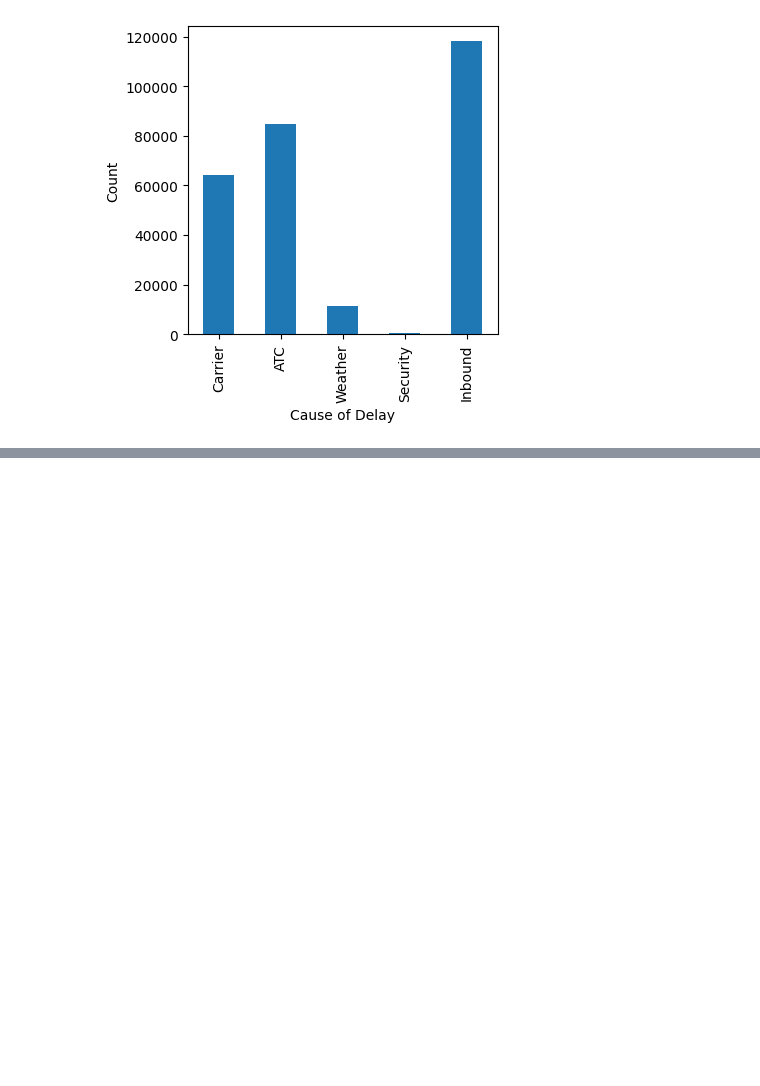
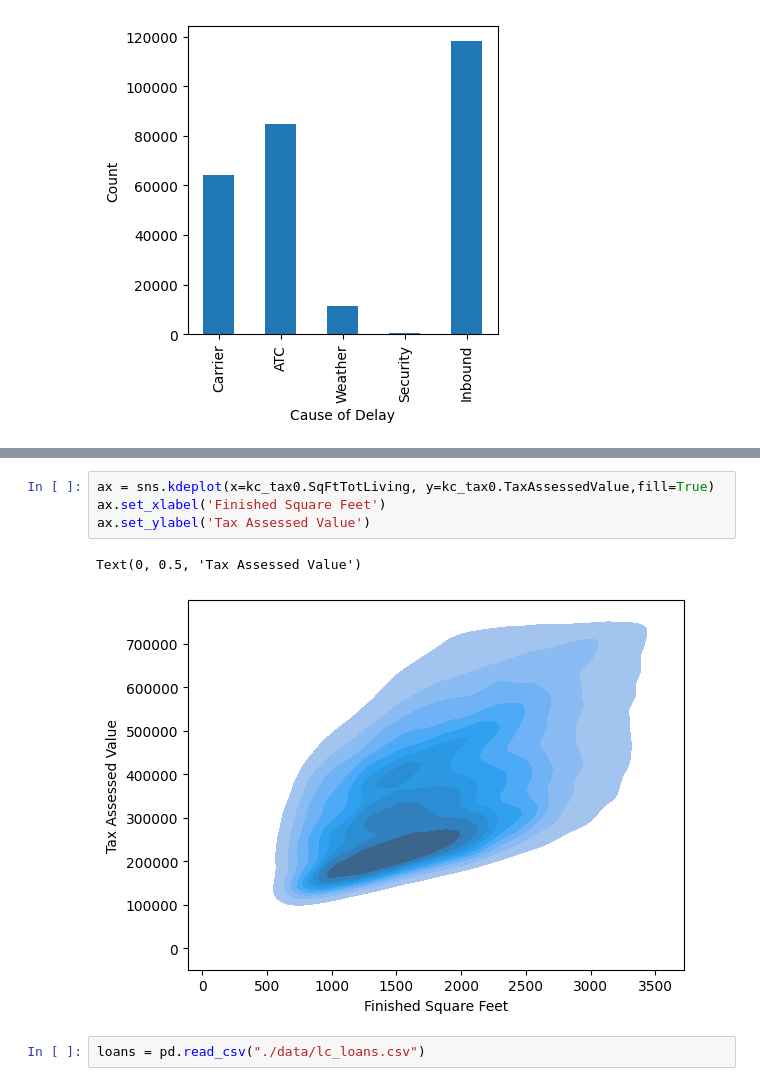
Before and after one commit to HiteshKadam/Practical-Statistics-for-Data-Science, a Jupyter notebook: 1 Exploratory Data Analysis.ipynb, the cells around one changed output, grey strips where cells are left out. Cells and saved outputs as stored; diff of their text form; blank space fills up the shorter version.

```diff
--- a/1 Exploratory Data Analysis.ipynb
+++ b/1 Exploratory Data Analysis.ipynb
@@ -88,0 +123,9 @@ Text(0, 0.5, 'Count')
+# %%
+ax = sns.kdeplot(x=kc_tax0.SqFtTotLiving, y=kc_tax0.TaxAssessedValue,fill=True)
+ax.set_xlabel('Finished Square Feet')
+ax.set_ylabel('Tax Assessed Value')
+# %% [output]
+Text(0, 0.5, 'Tax Assessed Value')
+[figure, added]
+# %%
+loans = pd.read_csv("./data/lc_loans.csv")
```
Also changed, not shown: parts of 10 cells of this notebook, 8 other files.
